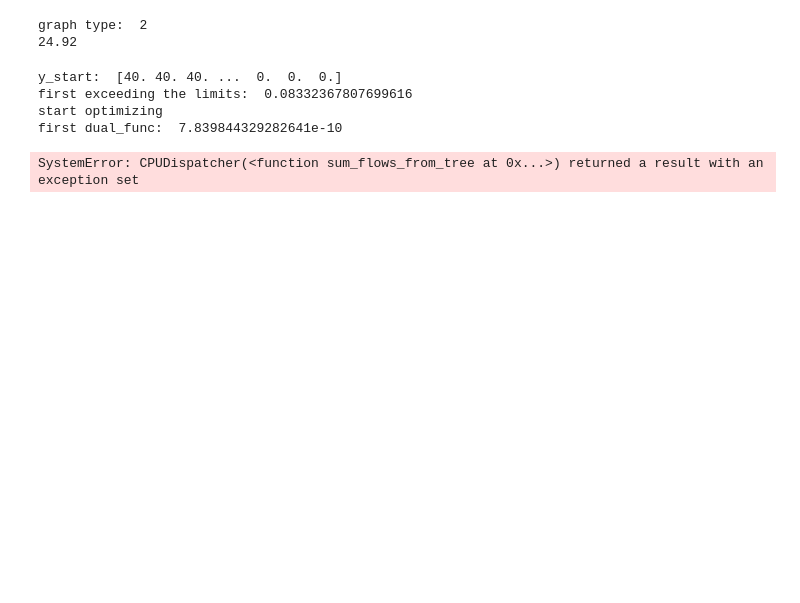
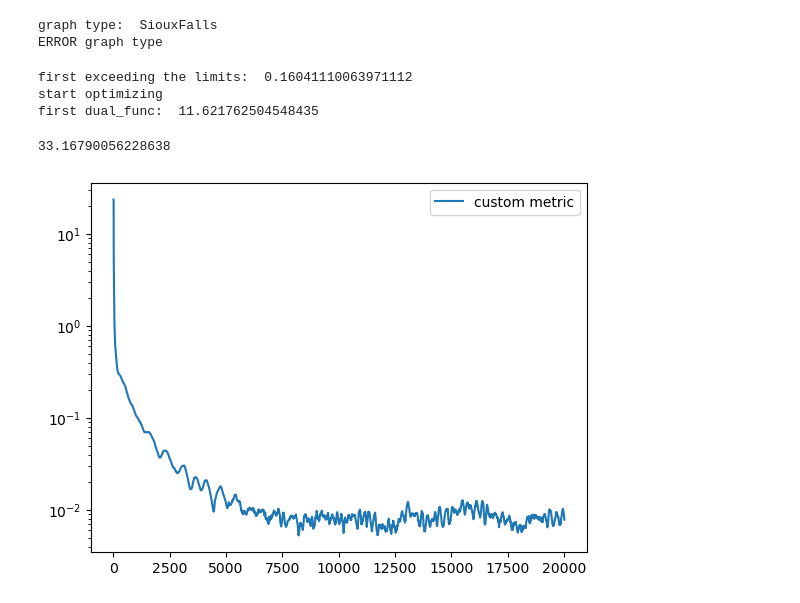
Before and after one commit to Lareton/transport_network_optimization, a Jupyter notebook: test_USTM.ipynb, the cells around one changed output. Drawn from its saved outputs; the diff is of its cells as text; code cells hidden in the pictures; blank space fills up the shorter version.

```diff
--- a/test_USTM.ipynb
+++ b/test_USTM.ipynb
@@ -30,9 +33,9 @@ from subgd import OracleStacker, ustm_mincost_mcf
 # %%
-graph_type = 2
+graph_type = "SiouxFalls"
 print("graph type: ", graph_type)
 # SMALL GRAPH:
 
-if graph_type == 0:
+if graph_type == "SiouxFalls":
     net_df = get_network_df(Path('SiouxFalls') / 'SiouxFalls_net.tntp')
     corrs = get_corrs(Path('SiouxFalls') / 'SiouxFalls_trips.tntp')
     people_count = corrs.sum()
@@ -41,7 +44,7 @@ if graph_type == 0:
     graph = graph_tool.Graph(net_df.values, eprops=[('capacity', 'double'), ('fft', 'double')])
 
 #BERLING GRAPH
-if graph_type == 1:
+elif graph_type == "Berlin":
     BIG_CONST_FOR_FAKE_EDGES = 400
     net_df = get_network_df(Path('SiouxFalls') / 'berlin-center_net.tntp')
     corrs = get_corrs(Path('SiouxFalls') / 'berlin-center_trips.tntp')
@@ -51,7 +54,7 @@ if graph_type == 1:
     net_df.capacity /= people_count
     net_df = net_df.rename({"free_flow_time":"fft"}, axis=1)
 
-if graph_type == 2:
+elif graph_type == "Chicago":
     BIG_CONST_FOR_FAKE_EDGES = 40
     net_df = get_network_df(Path('SiouxFalls') / 'ChicagoSketch_net.tntp')
     corrs = get_corrs(Path('SiouxFalls') / 'ChicagoSketch_trips.tntp')
@@ -61,9 +64,22 @@ if graph_type == 2:
     corrs = corrs / people_count
     net_df.capacity /= people_count
     net_df = net_df.rename({"free_flow_time":"fft"}, axis=1)
+
+if graph_type == "Anaheim":
+    BIG_CONST_FOR_FAKE_EDGES = 40
+    net_df = get_network_df(Path('SiouxFalls') / 'Anaheim_net.tntp')
+    corrs = get_corrs(Path('SiouxFalls') / 'Anaheim_trips.tntp')
+    print(net_df.free_flow_time.max())
+    net_df.loc[net_df.free_flow_time < 1e-6, "free_flow_time"] = BIG_CONST_FOR_FAKE_EDGES
+    people_count = corrs.sum()
+    corrs = corrs / people_count
+    net_df.capacity /= people_count
+    net_df = net_df.rename({"free_flow_time":"fft"}, axis=1)
+else:
+    print("ERROR graph type")
 # %% [output]
-graph type:  2
-24.92
+graph type:  SiouxFalls
+ERROR graph type
 # %%
 graph = graph_tool.Graph(net_df.values, eprops=[('capacity', 'double'), ('fft', 'double')])
 # %%
@@ -81,10 +97,15 @@ oracle_stacker = OracleStacker(oracle, graph, sources, targets)
 
 # oracle.COUNT_PROCESSES = 6
 # %%
-results = ustm_mincost_mcf(oracle_stacker,  eps_abs=1e-2, eps_cons_abs=1e-3, max_iter=1000, stop_by_crit=True)
+
+import time
+
+t1 = time.time()
+results = ustm_mincost_mcf(oracle_stacker,  eps_abs=1e-4, eps_cons_abs=1e-4, max_iter=5000, stop_by_crit=True)
+t2 = time.time()
+print(t2 - t1)
 # %% [output]
-y_start:  [40. 40. 40. ...  0.  0.  0.]
-first exceeding the limits:  0.08332367807699616
+first exceeding the limits:  0.16041110063971112
 start optimizing
-first dual_func:  7.839844329282641e-10
+first dual_func:  11.621762504548435
-SystemError: CPUDispatcher(<function sum_flows_from_tree at 0x...>) returned a result with an exception set
+33.16790056228638
@@ -91 +122,14 @@ SystemError: CPUDispatcher(<function sum_flows_from_tree at 0x...>) returned a r
+# %%
+x = results.history_count_calls
+dual_gap = results.history_dual_gap
+dual_gap_clipped = np.maximum(0, dual_gap)
+la_mu_end_norm = np.linalg.norm(np.hstack([oracle_stacker.optim_params.la, oracle_stacker.optim_params.mu]))
+metric = 2 * np.array(results.history_la_mu_grad_norm) * la_mu_end_norm + dual_gap_clipped
+
+plt.plot(x, metric, label="custom metric")
+plt.yscale("log")
+plt.legend()
+plt.show()
+# %% [output]
+[figure, added]
 # %%
```
Also changed, not shown: parts of 3 cells of this notebook, 2 other files.
